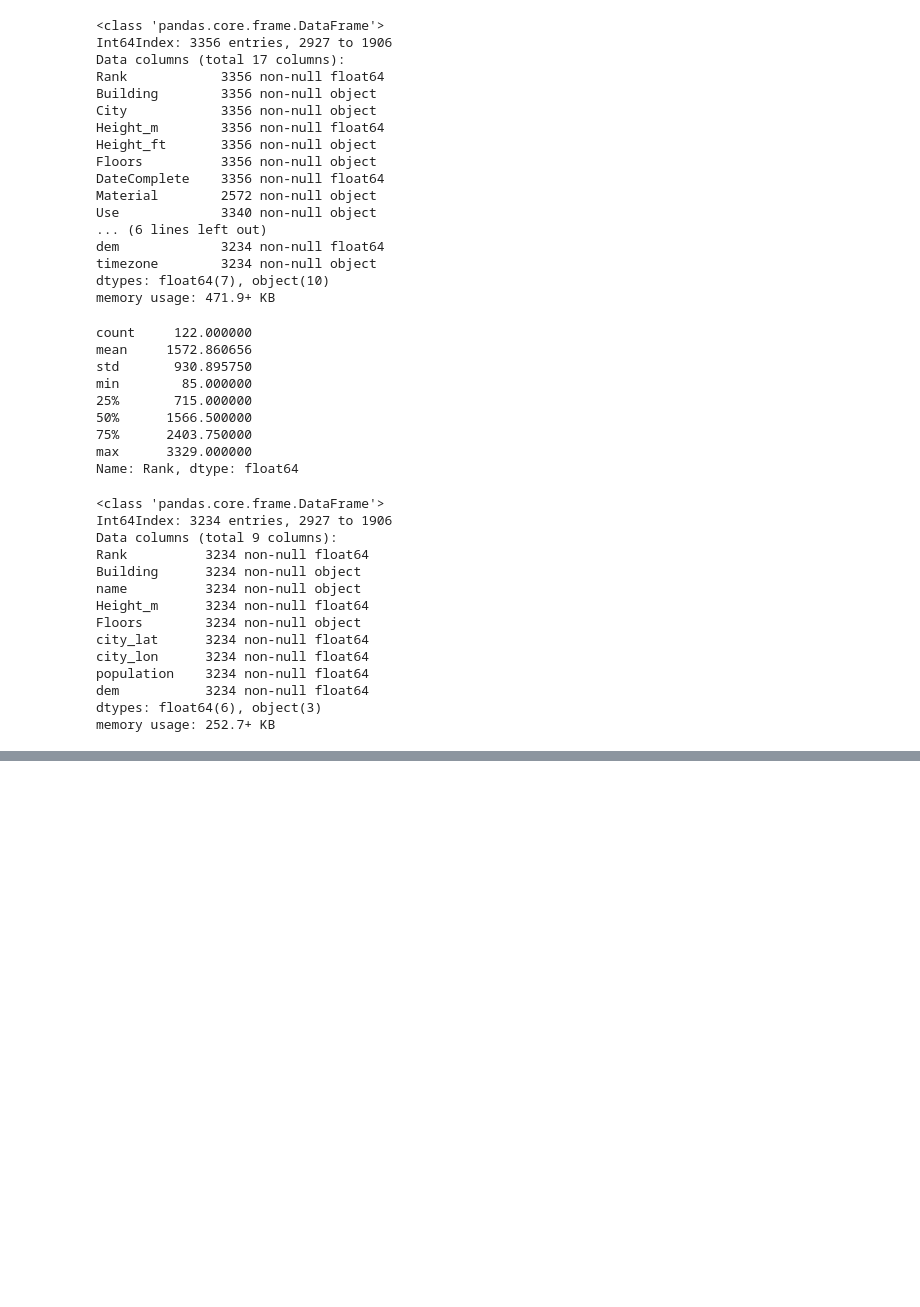
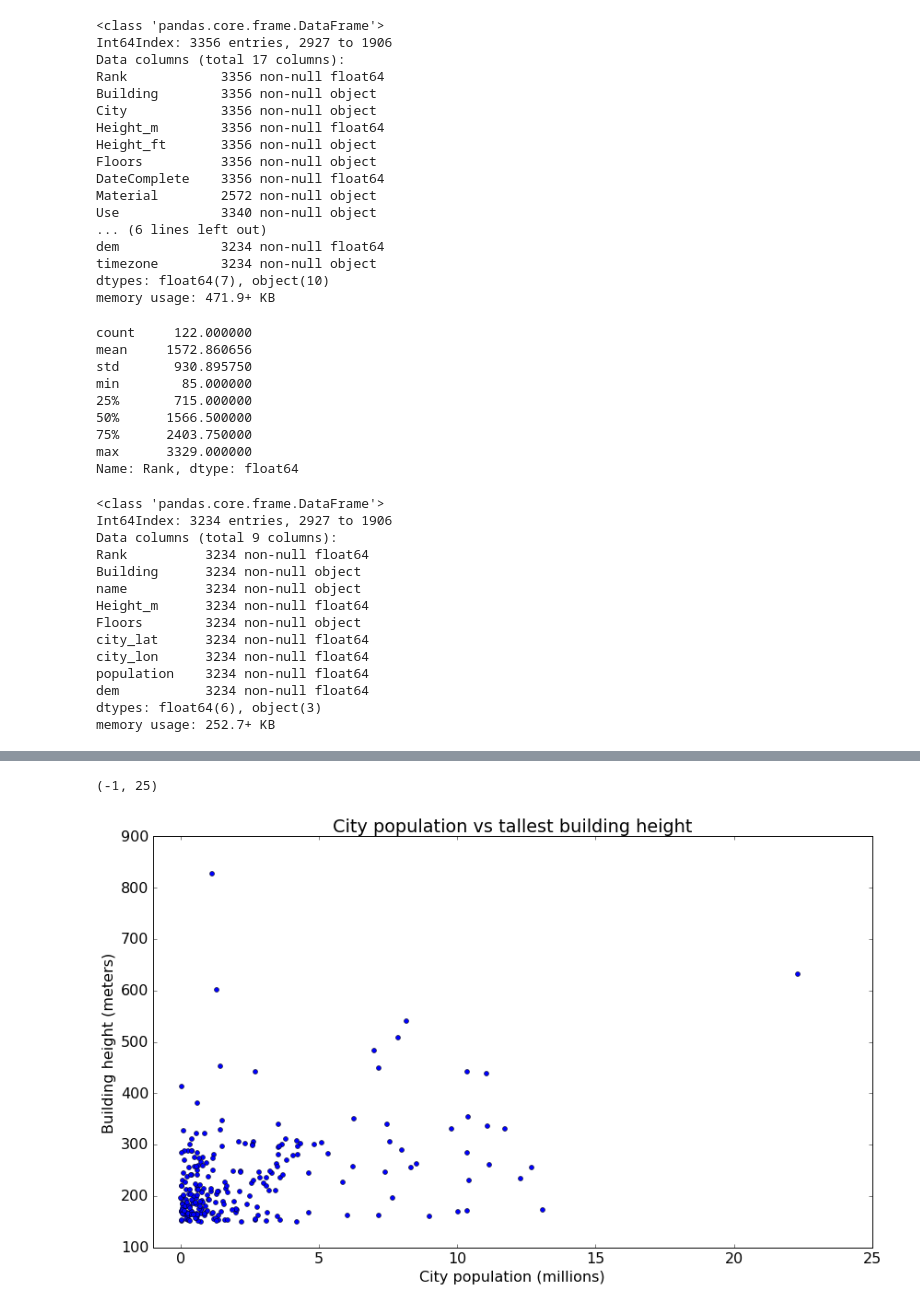
Before and after one commit to afcarl/UrbanSystems, a Jupyter notebook: TallestBuildings/DataClean_Buildings.ipynb, the cells around one changed output, grey strips where cells are left out. Saved outputs shown, nothing was run; the diff lists cells and outputs as text; code cells hidden in the pictures; blank space fills up the shorter version.

```diff
--- a/TallestBuildings/DataClean_Buildings.ipynb
+++ b/TallestBuildings/DataClean_Buildings.ipynb
@@ -249,0 +251,3 @@ Name: 186, dtype: object
+# %%
+tallest = df_v1.groupby('name')['Height_m', 'population'].max()
+tallest.head()
@@ -249,0 +262,13 @@ Name: 186, dtype: object
+# %%
+# simple population vs tallest building in city
+plt.rcParams.update({'font.size': 16})
+f, ax = plt.subplots(figsize=(14,8))
+
+ax.plot(tallest.population/1000000, tallest.Height_m, 'ob', markersize=5)
+ax.set_ylabel('Building height (meters)')
+ax.set_xlabel('City population (millions)')
+ax.set_title('City population vs tallest building height')
+ax.set_xlim(-1, 25)
+# %% [output]
+(-1, 25)
+[figure, added]
```
Also changed, not shown: parts of 17 cells of this notebook.
